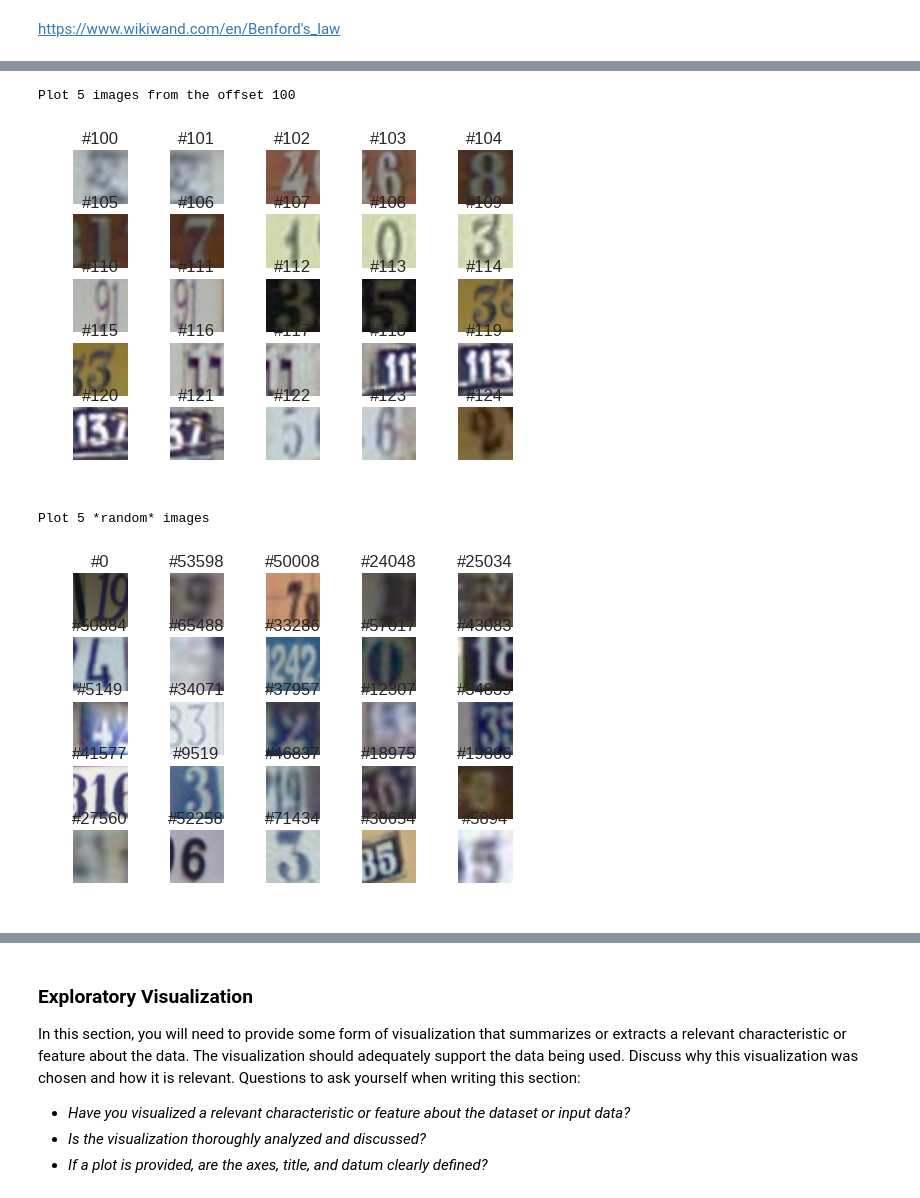
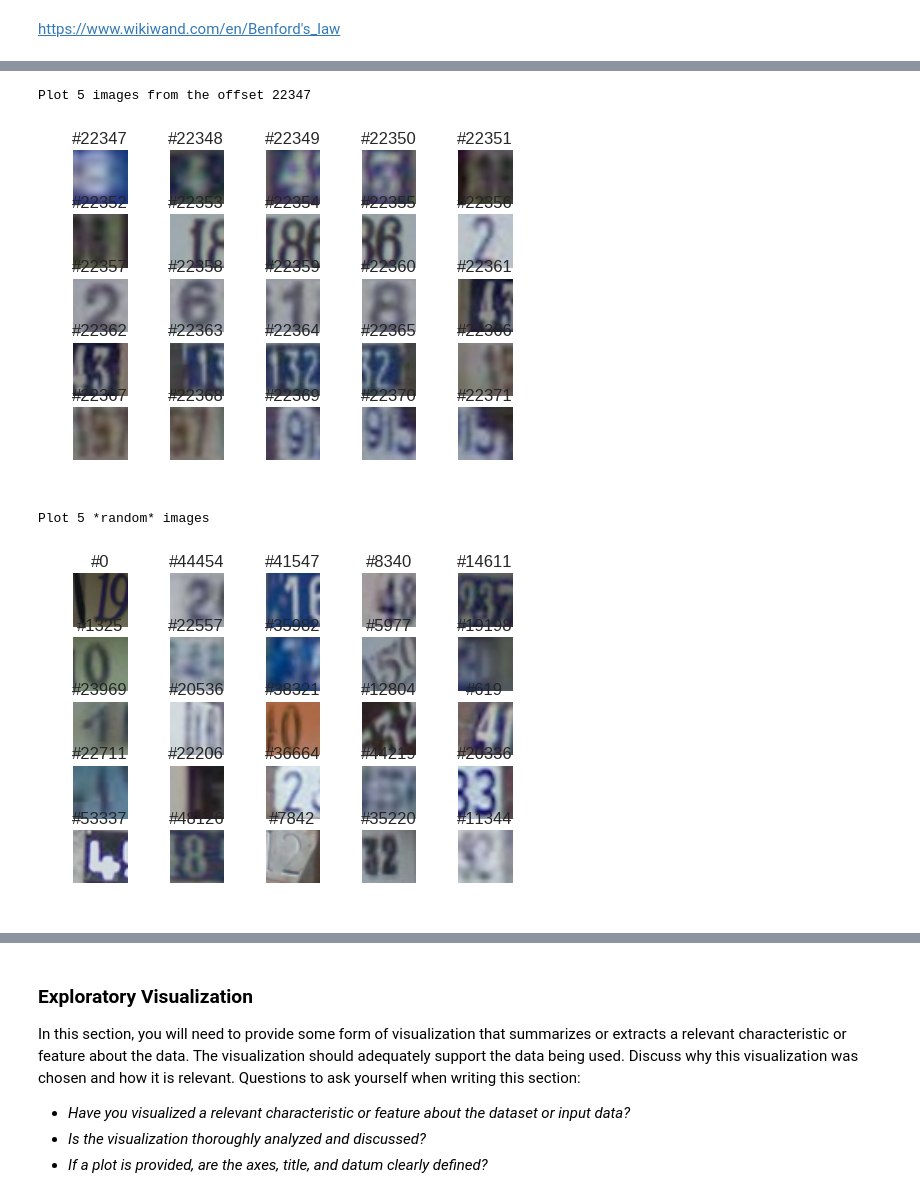
Before and after one commit to VisionTom/Nanodegree_MachineLearning, a Jupyter notebook: 06_Capstone/capstone.ipynb, the cells around one changed output, grey strips where cells are left out. Drawn from its saved outputs; the diff is of its cells as text; code cells hidden in the pictures.

```diff
--- a/06_Capstone/capstone.ipynb
+++ b/06_Capstone/capstone.ipynb
@@ -239,35 +293,35 @@ random.seed(datetime.now())
 def plot_images(offset = 0, num_images = 5):
     """Plot signs from the offset."""
     print("Plot {} images from the offset {}".format(num_images, offset))
     f, ax = plt.subplots(num_images, num_images)
     for a in range(num_images):
         for i in range(num_images):
             id = offset+i+(a*num_images)
             ax[a][i].imshow(X_train[id])
             ax[a][i].set_title("#{}".format(id))
             ax[a][i].axis('off')
 
     plt.show()
 
 def plot_random_train(offset = 0, num_images = 5):
     """Plot random signs."""
     print("Plot {} *random* images".format(num_images, offset))
     f, ax = plt.subplots(num_images, num_images)
     for a in range(num_images):
         for i in range(num_images):
             id = offset
             ax[a][i].imshow(X_train[id])
             ax[a][i].set_title("#{}".format(id))
             ax[a][i].axis('off')
             offset = random.randint(0,len(X_train))
 
     plt.show()
 
 if not DEBUG_MODUS:
-    plot_images(offset=100)
+    plot_images(offset=22347)
     plot_random_train()
 # %% [output]
-Plot 5 images from the offset 100
+Plot 5 images from the offset 22347
-[figure, old version]
+[figure, new version]
 Plot 5 *random* images
-[figure, old version]
+[figure, new version]
```
Also changed, not shown: parts of 32 cells of this notebook, 12 other files.
